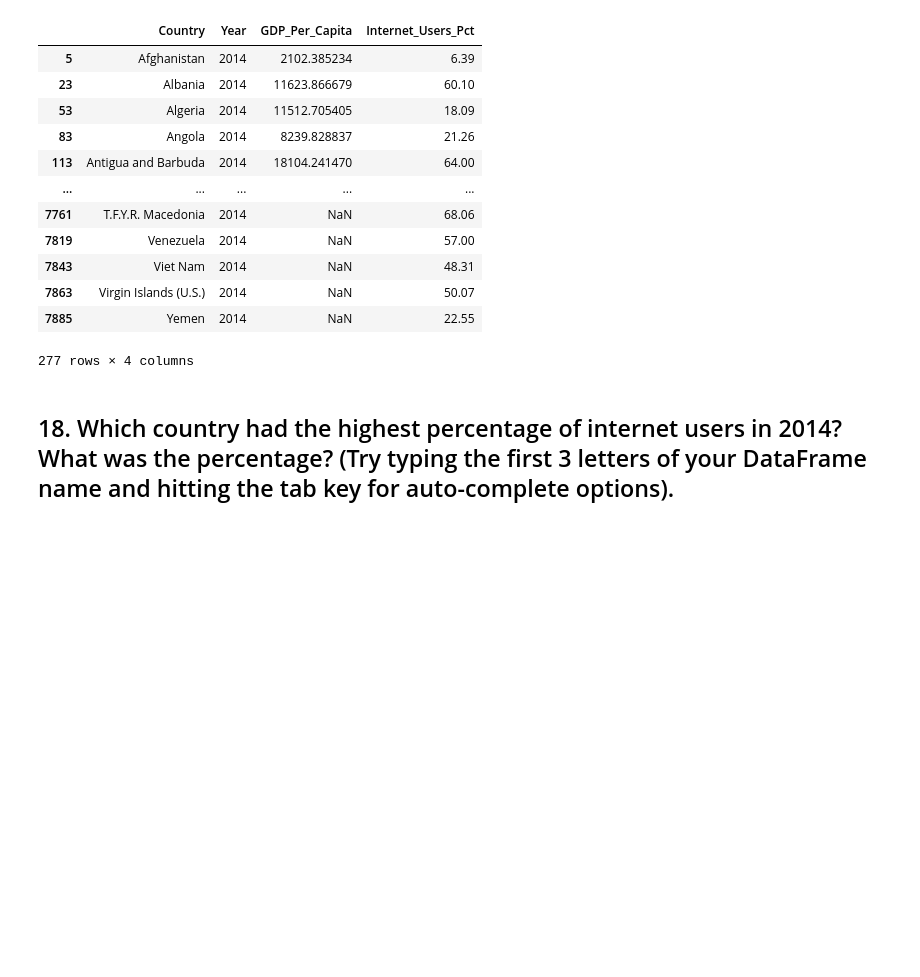
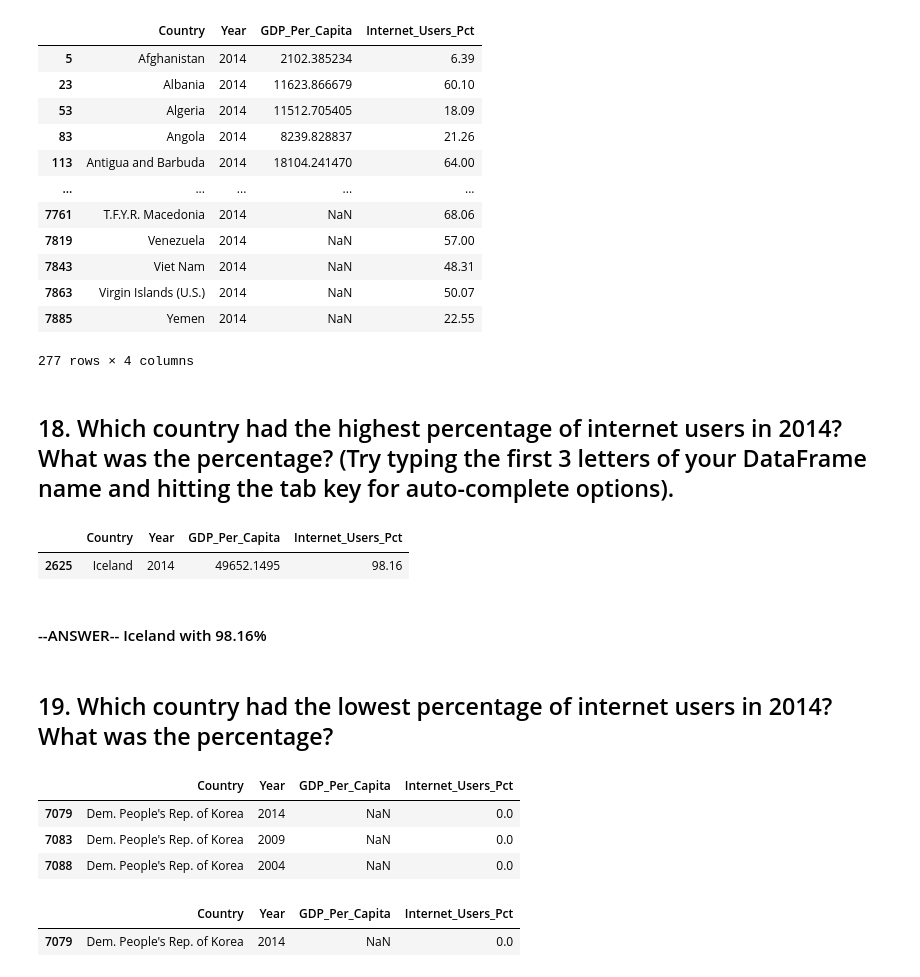
Before and after one commit to NSS-Data-Analytics-Cohort-7/gdp-and-internet-usage-jamorgan8, a Jupyter notebook: notebooks/gdp_and_internet_usage.ipynb, the cells around one changed output. Saved outputs shown, nothing was run; the diff lists cells and outputs as text; code cells hidden in the pictures; blank space fills up the shorter version.

```diff
--- a/notebooks/gdp_and_internet_usage.ipynb
+++ b/notebooks/gdp_and_internet_usage.ipynb
@@ -278,3 +264,30 @@ gdp_2014
 277 rows × 4 columns
 # %% [markdown]
 ## 18. Which country had the highest percentage of internet users in 2014? What was the percentage? (Try typing the first 3 letters of your DataFrame name and hitting the tab key for auto-complete options).
+# %%
+inet_2014_max = gdp_and_internet_use.loc[gdp_and_internet_use['Internet_Users_Pct']==gdp_and_internet_use['Internet_Users_Pct'].max()]
+inet_2014_max
+# %% [output]
+|  | Country | Year | GDP_Per_Capita | Internet_Users_Pct |
+| 2625 | Iceland | 2014 | 49652.1495 | 98.16 |
+# %% [markdown]
+#### --ANSWER-- Iceland with 98.16%
+# %% [markdown]
+## 19. Which country had the lowest percentage of internet users in 2014? What was the percentage?
+# %%
+inet_2014_min = gdp_and_internet_use.loc[gdp_and_internet_use['Internet_Users_Pct']==gdp_and_internet_use['Internet_Users_Pct'].min()]
+inet_2014_min
+##create inet_2014_min variable to perform second .loc to select 2014 row
+# %% [output]
+|  | Country | Year | GDP_Per_Capita | Internet_Users_Pct |
+| 7079 | Dem. People's Rep. of Korea | 2014 | NaN | 0.0 |
+| 7083 | Dem. People's Rep. of Korea | 2009 | NaN | 0.0 |
+| 7088 | Dem. People's Rep. of Korea | 2004 | NaN | 0.0 |
+# %%
+inet_2014_min = inet_2014_min.loc[inet_2014_min['Year'] == 2014]
+inet_2014_min
+
+##2nd loc call to separate out year 2014
+# %% [output]
+|  | Country | Year | GDP_Per_Capita | Internet_Users_Pct |
+| 7079 | Dem. People's Rep. of Korea | 2014 | NaN | 0.0 |
```
Also changed, not shown: parts of 8 cells of this notebook.
